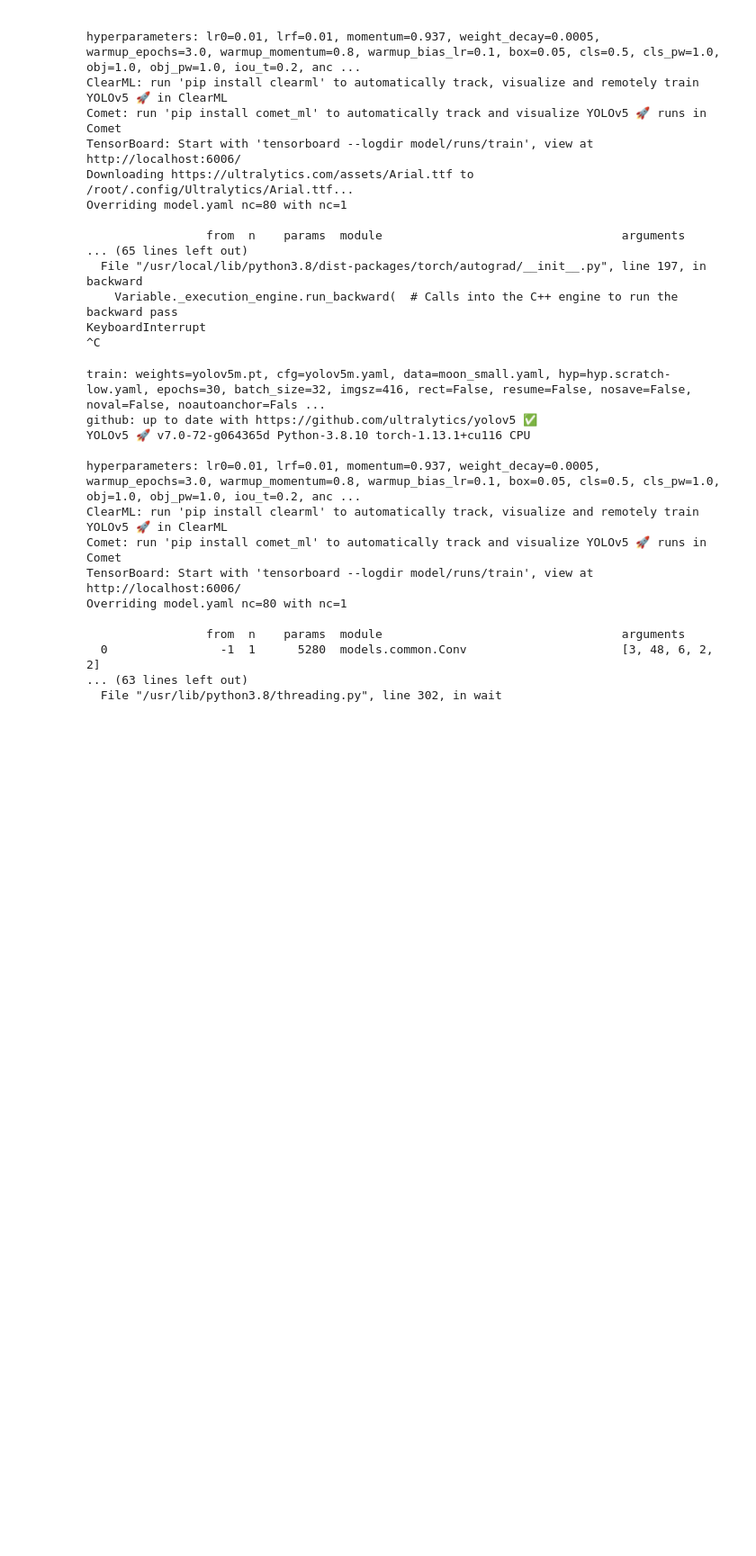
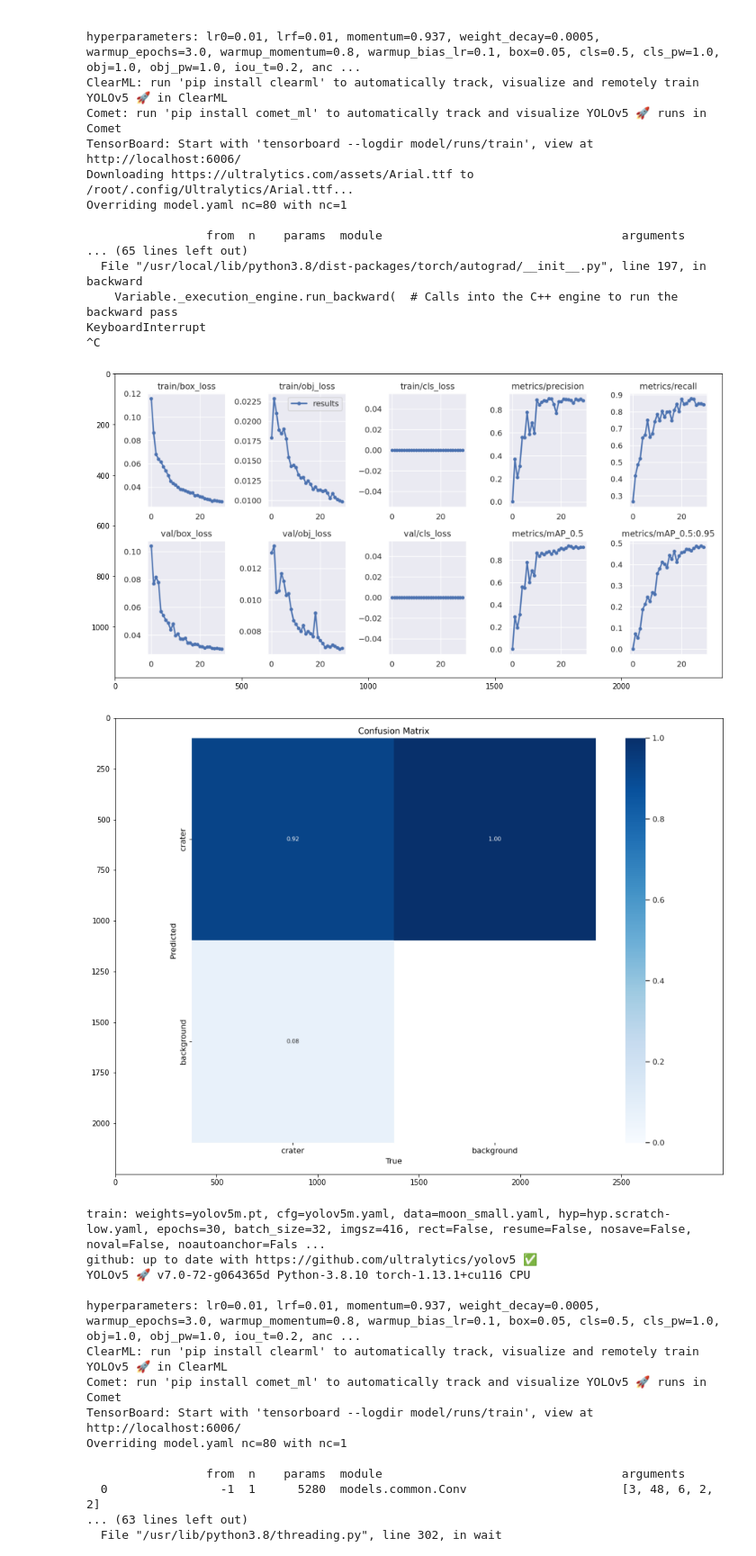
Before and after one commit to edsml-sm1122/acds-moonshot, a Jupyter notebook: model_training.ipynb, the cells around one changed output. Shown: that part at 90% size. Drawn from its saved outputs; the diff is of its cells as text; code cells hidden in the pictures; blank space fills up the shorter version.

```diff
--- a/model_training.ipynb
+++ b/model_training.ipynb
@@ -247,6 +259,16 @@ Overriding model.yaml nc=80 with nc=1
     Variable._execution_engine.run_backward(  # Calls into the C++ engine to run the backward pass
 KeyboardInterrupt
 ^C
+# %%
+# visualise model findings and assess the performans
+
+paths = sorted(Path('model/runs/train').iterdir(), key=os.path.getmtime)
+latest = paths[-1]
+print(latest)
+model.plot_train_metircs(latest)
+# %% [output]
+[figure, added]
+[figure, added]
 # %%
 # training moons small model
 model_dir = 'model'
```
Also changed, not shown: parts of 19 cells of this notebook.
